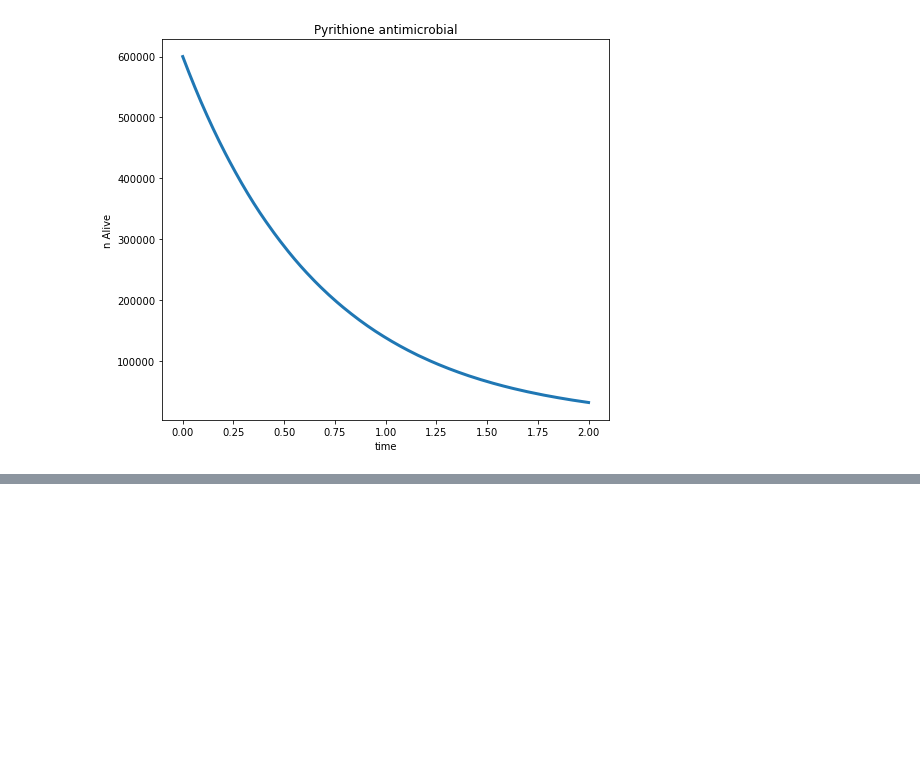
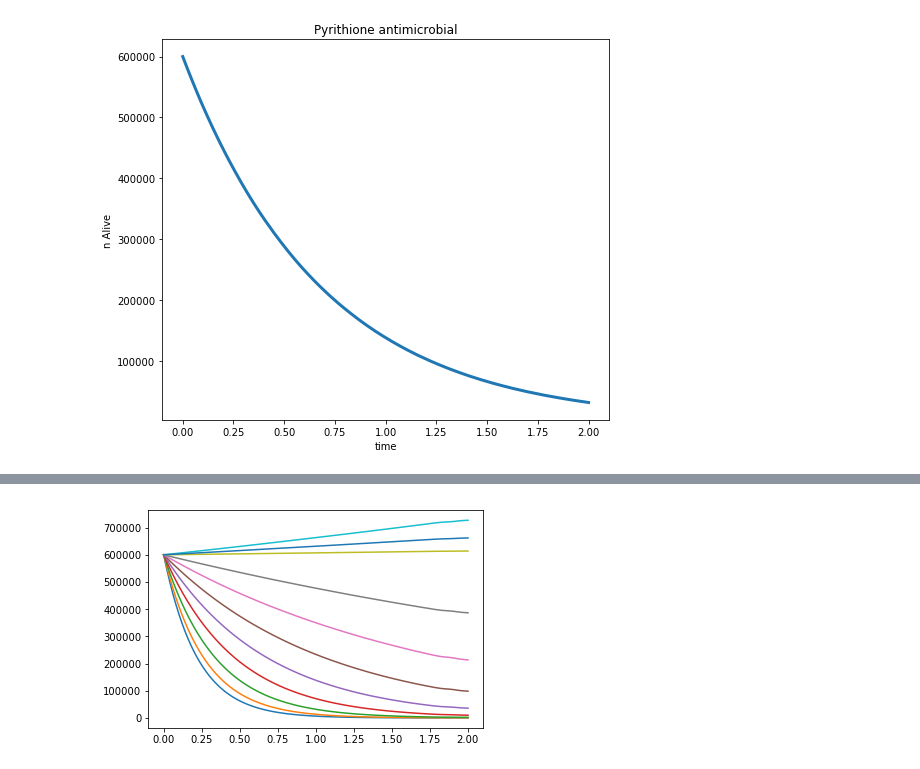
Before and after one commit to patricksinclair/Pyrithione_Analysis, a Jupyter notebook: Testing_phase/PyrithionePlotter.ipynb, the cells around one changed output, grey strips where cells are left out. Cells and saved outputs as stored; diff of their text form; code cells hidden in the pictures; blank space fills up the shorter version.

```diff
--- a/Testing_phase/PyrithionePlotter.ipynb
+++ b/Testing_phase/PyrithionePlotter.ipynb
@@ -50,0 +99,79 @@ def histogramOfPyrithioneMIC():
+# %%
+def extractMultipleMICCurves(filename):
+    '''returns the list of MICs used, the times sampled over and the corresponding popualtion sizes'''
+
+    #filename = 'Pyrithione_MICVarying_c=10.0.txt'
+
+    with open(filename) as infile:
+
+        reader = csv.reader(infile, delimiter="\t")
+        file_headers = next(reader)
+        #print(file_headers)
+        nCols = len(file_headers) #gets the no. of columns in file, i.e., features of data
+
+        column_array = [[] for i in range(nCols)] #creates an empty array of length nCols to store the data
+
+
+        for row in reader:
+            for i in range(len(row)):
+                column_array[i].append(float(row[i].strip()))
+
+        return file_headers[1:], column_array[0], column_array[1:]
+
+
+def getHalfLifeOfMICCurve(timeData, input_curve):
+
+    hl_index = -17
+
+    for i in range(1, len(input_curve)):
+        if input_curve[i] <= 0.5*input_curve[0]:
+            hl_index = i
+            break
+
+    if hl_index > 0:
+        return timeData[hl_index]
+    else:
+        return timeData[0]
+
+def getAvgHalfLifeOfMICCurve(timeData, input_curve):
+
+    hl_indexes = [0, 0]
+    delta_t = [] # this stores all the half lifes measured in the curve
+    # initialised with one value to prevent division by zero
+
+    for i in range(1, len(input_curve)):
+        if input_curve[i] <= 0.5*input_curve[hl_indexes[-1]]:
+            hl_indexes.append(i)
+            dt = timeData[hl_indexes[-1]] - timeData[hl_indexes[-2]]
+            delta_t.append(dt)
+
+    #hl_times = [timeData[i] for i in hl_indexes]
+    if len(delta_t):
+        return sum(delta_t)/len(delta_t)
+    else:
+        return 0.
+
+
+
+def plotMultipleMICCurves(filename):
+
+    MIC_labels, times, MICpops = extractMultipleMICCurves(filename)
+
+    for mic in MICpops:
+        plt.plot(times, mic)
+    plt.show()
+
+def plotHalfLifesOfMICs(filename):
+
+    MIC_labels, times, MICpops = extractMultipleMICCurves(filename)
+    half_life_lists = [getAvgHalfLifeOfMICCurve(times, mic) for mic in MICpops]
+
+
+
+
+
+
+
+plotHalfLifesOfMICs('Pyrithione_MICVarying_c=10.0.txt')
+plotMultipleMICCurves('Pyrithione_MICVarying_c=10.0.txt')
+# %% [output]
@@ -50,0 +190 @@ def histogramOfPyrithioneMIC():
+[figure, added]
```
Also changed, not shown: parts of 3 cells of this notebook, 3 other files.
